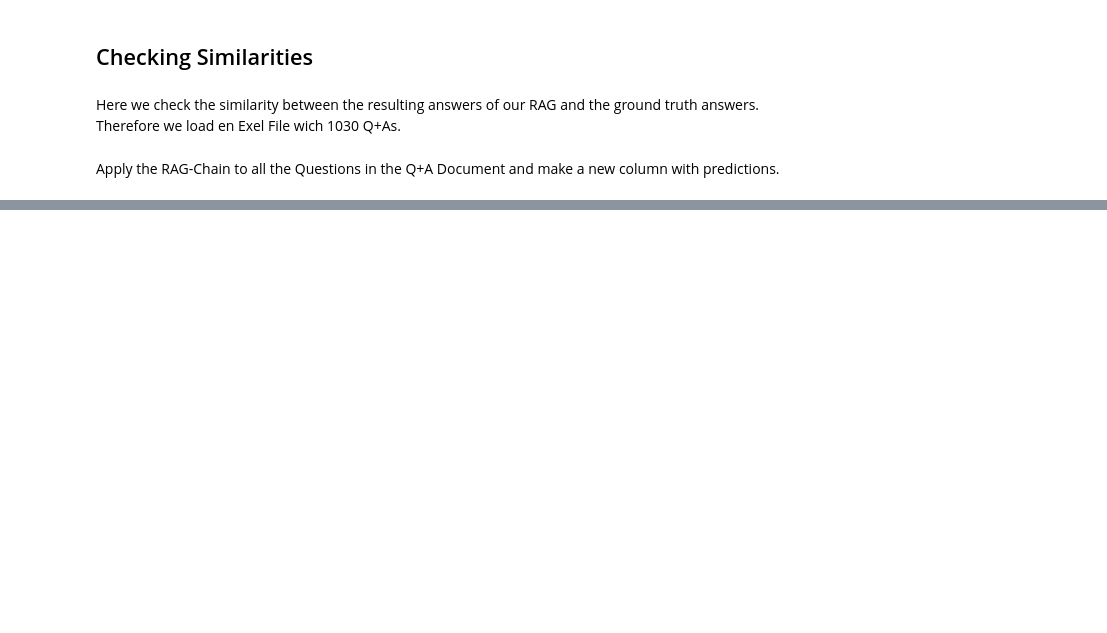
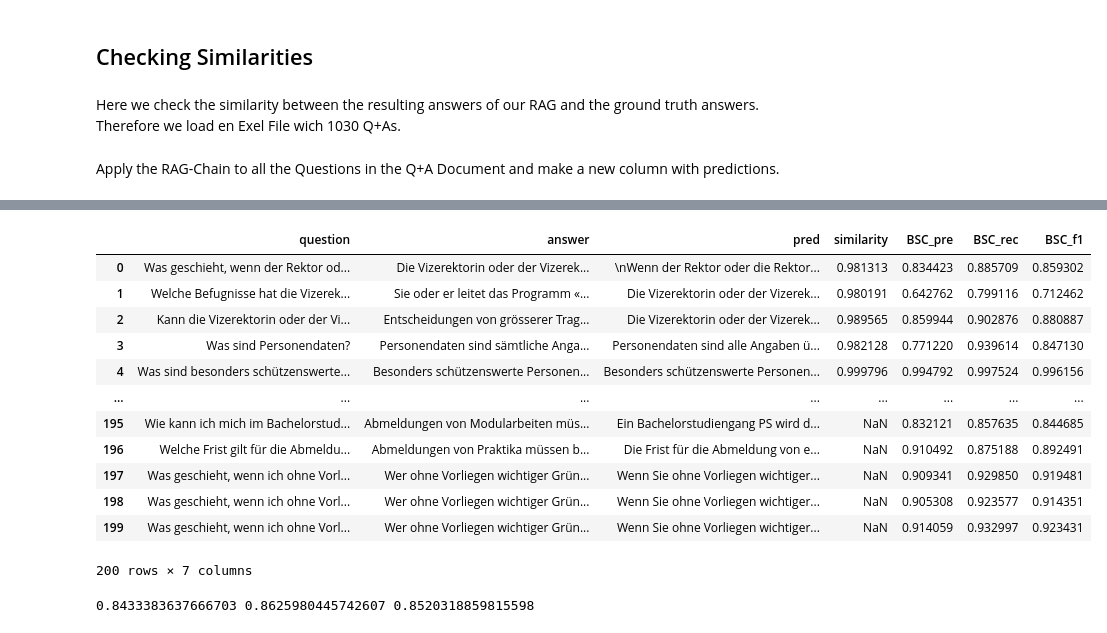
Before and after one commit to marc1971/Assignement-Module4-CAS-NLP, a Jupyter notebook: final_project_main.ipynb, the cells around one changed output, grey strips where cells are left out. Saved outputs shown, nothing was run; the diff lists cells and outputs as text; code cells hidden in the pictures; blank space fills up the shorter version.

```diff
--- a/final_project_main.ipynb
+++ b/final_project_main.ipynb
@@ -441,0 +464,19 @@ df.to_excel(r"/content/drive/My Drive/ColabNotebooks/CAS_NLP_final_project/QA_pr
+# %%
+# Define your sentences
+cos_sim = []
+
+for i in range(n_preds):
+  sentence1 = s1[i]
+  sentence2 = s2[i]
+# Tokenize the sentences
+  tokens1 = tokenizer(sentence1, return_tensors='pt', padding=True, truncation=True)
+  tokens2 = tokenizer(sentence2, return_tensors='pt', padding=True, truncation=True)
+
+# Generate embeddings
+  with torch.no_grad():
+    embeddings1 = model(**tokens1).last_hidden_state.mean(dim=1)
+    embeddings2 = model(**tokens2).last_hidden_state.mean(dim=1)
+
+# Calculate cosine similarity
+  cosine_similarity = 1 - cosine(embeddings1[0].numpy(), embeddings2[0].numpy())
+  cos_sim.append(cosine_similarity)
@@ -441,0 +526,40 @@ df.to_excel(r"/content/drive/My Drive/ColabNotebooks/CAS_NLP_final_project/QA_pr
+# %%
+from evaluate import load
+bertscore = load("bertscore")
+BSC_pre = []
+BSC_rec = []
+BSC_f1 = []
+
+n_pred = 200
+for i in range(n_pred):
+  predictions = [df_pred['pred'][i]]
+  references = [df_pred['answer'][i]]
+  results = bertscore.compute(predictions=predictions, references=references, model_type="distilbert-base-uncased")
+  BSC_pre.append(results[['precision'][0]])
+  BSC_rec.append(results[['recall'][0]])
+  BSC_f1.append(results[['f1'][0]])
+# %%
+import numpy as np
+
+df_pred['BSC_pre'] = np.nan  # Initialize the column with NaN
+df_pred['BSC_rec'] = np.nan  # Initialize the column with NaN
+df_pred['BSC_f1'] = np.nan  # Initialize the column with NaN
+df_pred.loc[:n_pred-1, 'BSC_pre'] = BSC_pre
+df_pred.loc[:n_pred-1, 'BSC_rec'] = BSC_rec
+df_pred.loc[:n_pred-1, 'BSC_f1'] = BSC_f1
+# %%
+df_pred[['question', 'answer', 'pred', 'similarity', 'BSC_pre','BSC_rec', 'BSC_f1' ]][:n_pred]
+# %% [output]
+|  | question | answer | pred | similarity | BSC_pre | BSC_rec | BSC_f1 |
+| 0 | Was geschieht, wenn der Rektor od... | Die Vizerektorin oder der Vizerek... | \nWenn der Rektor oder die Rektor... | 0.981313 | 0.834423 | 0.885709 | 0.859302 |
+| 1 | Welche Befugnisse hat die Vizerek... | Sie oder er leitet das Programm «... | Die Vizerektorin oder der Vizerek... | 0.980191 | 0.642762 | 0.799116 | 0.712462 |
+| 2 | Kann die Vizerektorin oder der Vi... | Entscheidungen von grösserer Trag... | Die Vizerektorin oder der Vizerek... | 0.989565 | 0.859944 | 0.902876 | 0.880887 |
+| 3 | Was sind Personendaten? | Personendaten sind sämtliche Anga... | Personendaten sind alle Angaben ü... | 0.982128 | 0.771220 | 0.939614 | 0.847130 |
+| 4 | Was sind besonders schützenswerte... | Besonders schützenswerte Personen... | Besonders schützenswerte Personen... | 0.999796 | 0.994792 | 0.997524 | 0.996156 |
+| ... | ... | ... | ... | ... | ... | ... | ... |
+| 195 | Wie kann ich mich im Bachelorstud... | Abmeldungen von Modularbeiten müs... | Ein Bachelorstudiengang PS wird d... | NaN | 0.832121 | 0.857635 | 0.844685 |
+| 196 | Welche Frist gilt für die Abmeldu... | Abmeldungen von Praktika müssen b... | Die Frist für die Abmeldung von e... | NaN | 0.910492 | 0.875188 | 0.892491 |
+| 197 | Was geschieht, wenn ich ohne Vorl... | Wer ohne Vorliegen wichtiger Grün... | Wenn Sie ohne Vorliegen wichtiger... | NaN | 0.909341 | 0.929850 | 0.919481 |
+| 198 | Was geschieht, wenn ich ohne Vorl... | Wer ohne Vorliegen wichtiger Grün... | Wenn Sie ohne Vorliegen wichtiger... | NaN | 0.905308 | 0.923577 | 0.914351 |
+| 199 | Was geschieht, wenn ich ohne Vorl... | Wer ohne Vorliegen wichtiger Grün... | Wenn Sie ohne Vorliegen wichtiger... | NaN | 0.914059 | 0.932997 | 0.923431 |
+200 rows × 7 columns
@@ -441,0 +568,7 @@ df.to_excel(r"/content/drive/My Drive/ColabNotebooks/CAS_NLP_final_project/QA_pr
+# %%
+mean_BSC_pre = np.mean(BSC_pre)
+mean_BSC_rec = np.mean(BSC_rec)
+mean_BSC_f1 = np.mean(BSC_f1)
+print(mean_BSC_pre, mean_BSC_rec, mean_BSC_f1)
+# %% [output]
+0.8433383637666703 0.8625980445742607 0.8520318859815598
```
Also changed, not shown: parts of 25 cells of this notebook.
